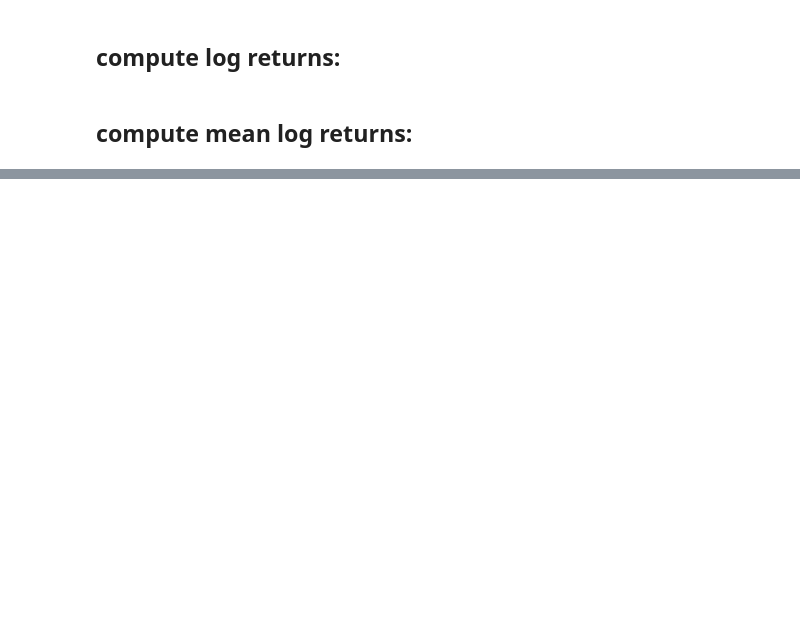
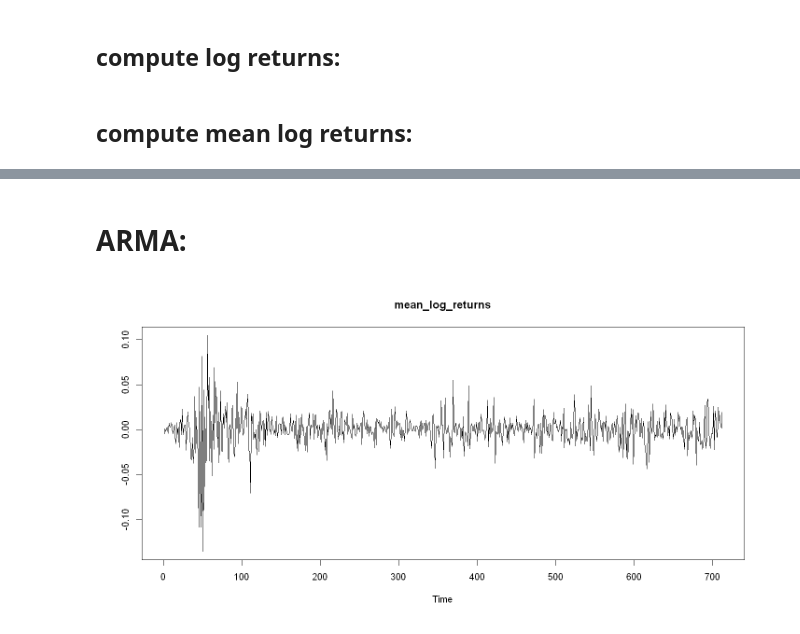
Before and after one commit to hawk-s/Financial_Econometrics, a Jupyter notebook: HA2/HA2_P2.ipynb, the cells around one changed output, grey strips where cells are left out. Drawn from its saved outputs; the diff is of its cells as text; code cells hidden in the pictures; blank space fills up the shorter version.

```diff
--- a/HA2/HA2_P2.ipynb
+++ b/HA2/HA2_P2.ipynb
@@ -13,11 +13,18 @@ set.seed(53600945)
 random_indices <- sample(1:377, 100, replace = FALSE)
 
 # Read the tickers from the "symbols2.csv" file
-symbols_df <- read.csv("symbols2.csv")
+symbols_df <- read.csv("symbols2.csv", sep = ",", header = TRUE)
+
+#print(symbols_df)
+
+#print(random_indices)
+
 
 # Select tickers based on the generated random integers
-selected_tickers <- symbols_df$Ticker[random_indices]
+selected_tickers <- symbols_df$Symbol[random_indices]
 
+
+print(selected_tickers)
 # Define the start and end dates for the data download
 start_date <- as.Date("2020-01-01")
 end_date <- as.Date("2022-10-31")
@@ -38,6 +45,7 @@ for(ticker in selected_tickers) {
   }
 }
 
+#print(head(stock_data_list))
 # At this point, `stock_data_list` contains the downloaded stock data for each available ticker
 # You can access each stock's data using stock_data_list[['Ticker']]
 # %% [output]
@@ -101,0 +110,9 @@ ERROR: Error in as.data.frame(x): argument "x" is missing, with no default
+# %% [markdown]
+# ARMA:
+# %%
+# Assuming mean_log_returns_df is a vector. If it's a data frame, you may need to adjust this.
+clean_data <- na.omit(mean_log_returns_df)
+# %%
+plot.ts(clean_data$MeanLogReturn, ylab = NA, main = 'mean_log_returns')
+# %% [output]
+[figure, added]
```
Also changed, not shown: parts of 14 cells of this notebook.
